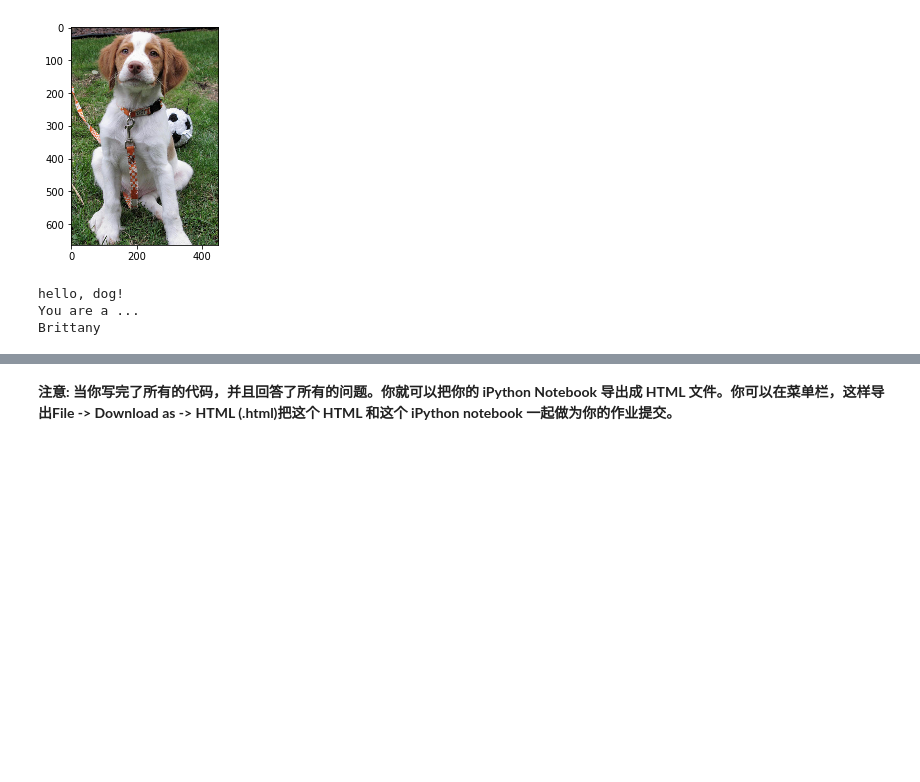
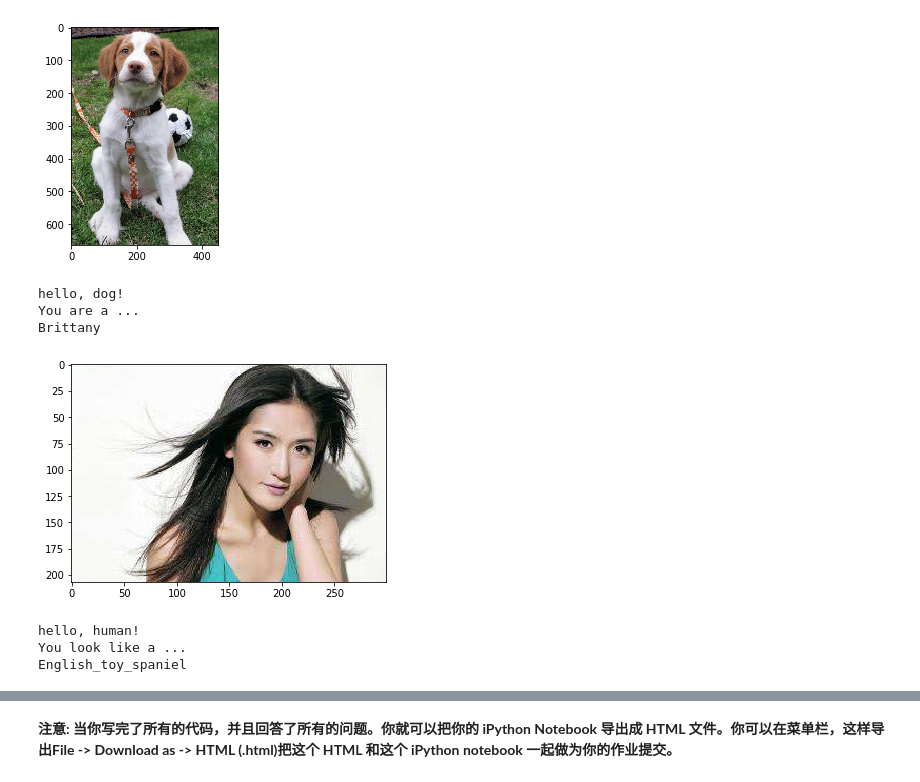
Before and after one commit to stoneboy100200/dog_project, a Jupyter notebook: dog_app.ipynb, the cells around one changed output, grey strips where cells are left out. Drawn from its saved outputs; the diff is of its cells as text; code cells hidden in the pictures; blank space fills up the shorter version.

```diff
--- a/dog_app.ipynb
+++ b/dog_app.ipynb
@@ -866,3 +862,10 @@ MyPredict('images/Brittany_02625.jpg')
 hello, dog!
 You are a ...
 Brittany
+# %%
+MyPredict('images/xiena.jpg')
+# %% [output]
+[figure, added]
+hello, human!
+You look like a ...
+English_toy_spaniel
```
Also changed, not shown: parts of 14 cells of this notebook, 1 other file.
